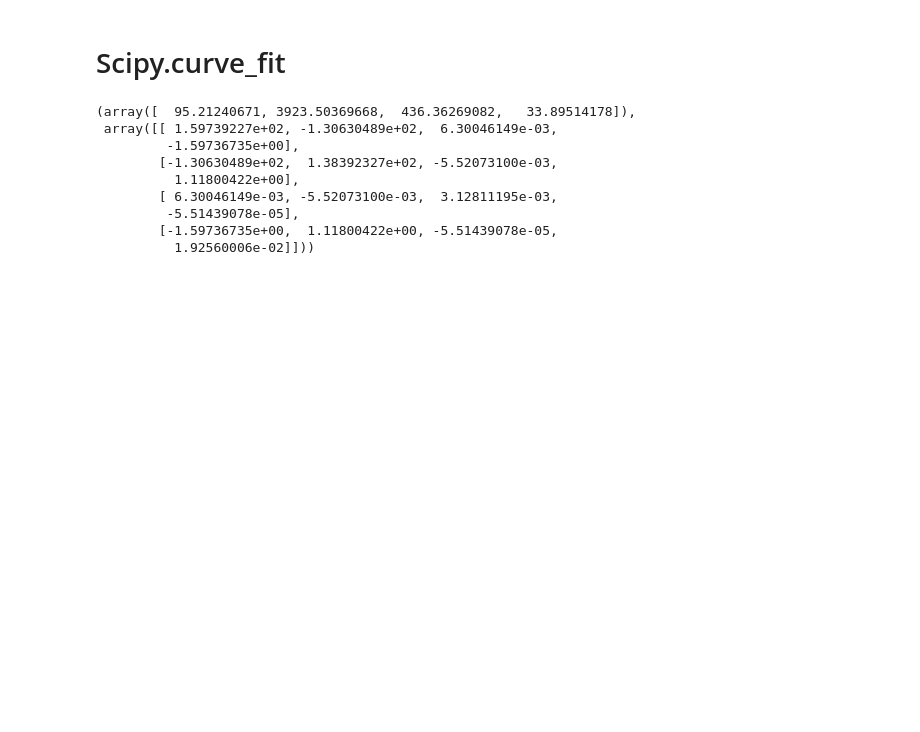
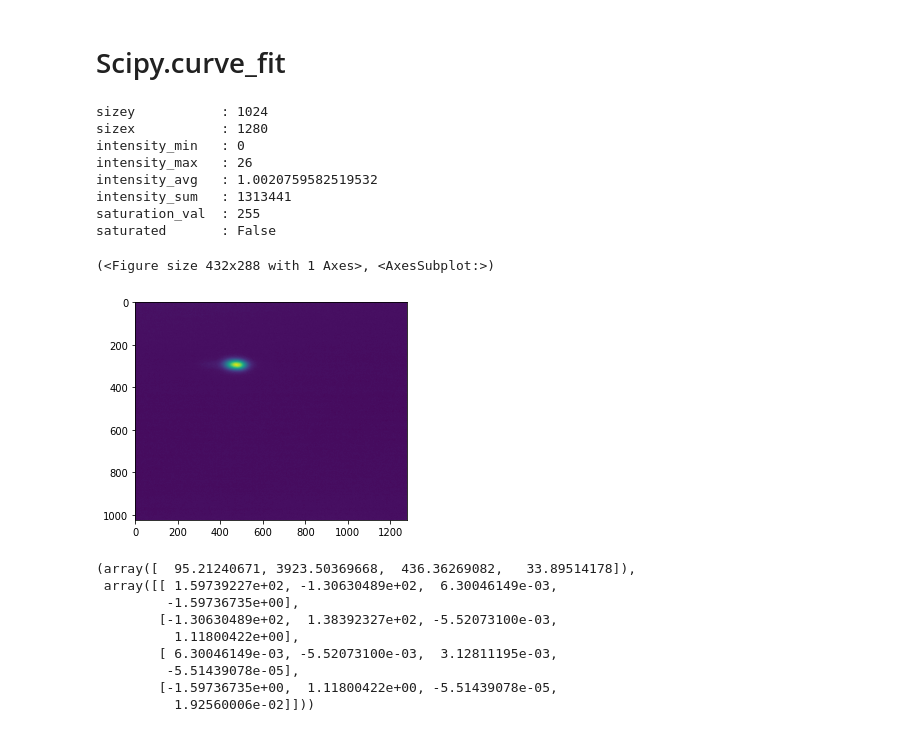
Before and after one commit to lnls-fac/mathphys, a Jupyter notebook: scripts/images.ipynb, the cells around one changed output. Cells and saved outputs as stored; diff of their text form; code cells hidden in the pictures; blank space fills up the shorter version.

```diff
--- a/scripts/images.ipynb
+++ b/scripts/images.ipynb
@@ -666,3 +689,18 @@ from scipy.optimize import curve_fit
+# %%
+img = images.Image2D_ROI(data=dvf.image)
+print(img)
+img.imshow()
+# %% [output]
+sizey           : 1024
+sizex           : 1280
+intensity_min   : 0
+intensity_max   : 26
+intensity_avg   : 1.0020759582519532
+intensity_sum   : 1313441
+saturation_val  : 255
+saturated       : False
+(<Figure size 432x288 with 1 Axes>, <AxesSubplot:>)
+[figure, added]
 # %%
 def gauss(x, offset, amp, mean, sigma):
     return offset + amp * np.exp(-0.5*((x - mean)/sigma)**2)
```
Also changed, not shown: parts of 5 cells of this notebook, 2 other files.
